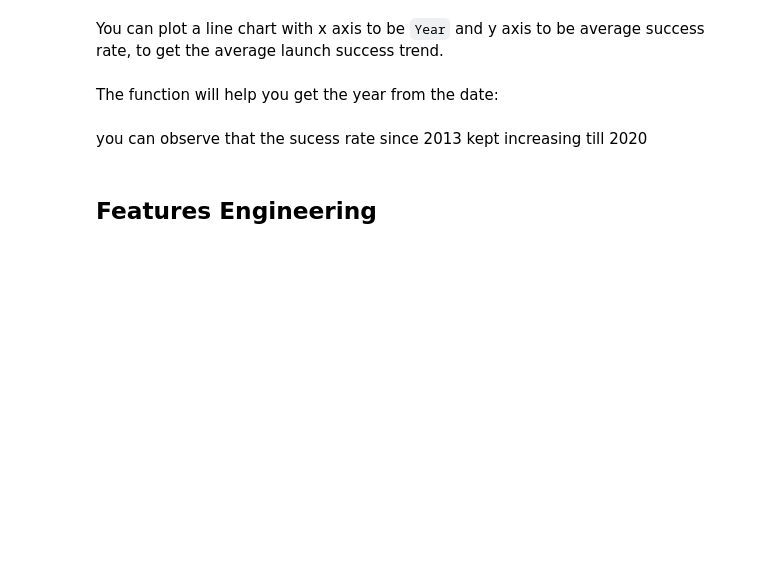
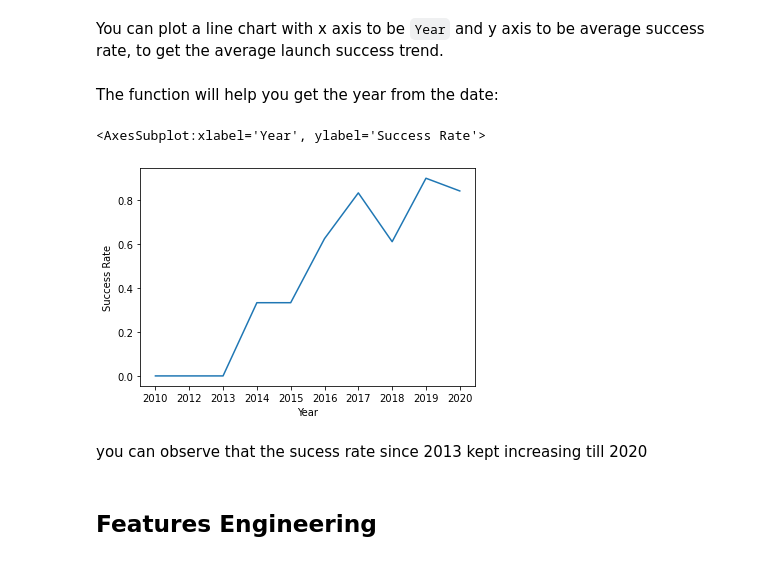
Before and after one commit to lsnunez/IBMSpaceEx, a Jupyter notebook: jupyter-labs-eda-dataviz.ipynb, the cells around one changed output. Cells and saved outputs as stored; diff of their text form; code cells hidden in the pictures; blank space fills up the shorter version.

```diff
--- a/jupyter-labs-eda-dataviz.ipynb
+++ b/jupyter-labs-eda-dataviz.ipynb
@@ -156,7 +156,17 @@ def Extract_year(date):
     return year
 # %%
 # Plot a line chart with x axis to be the extracted year and y axis to be the success rate
-df["Year"] =  df["Date"].apply(lambda x:Extract_year(x))
+df["Year"] =  df["Date"].apply(lambda x:(x[0:4]))
+df_success = df[["Year","Class"]].groupby(["Year"]).sum().reset_index()
+df_total = df[["Year","Class"]].groupby(["Year"]).count().reset_index()
+
+df_final =pd.merge(df_success,df_total,how="inner",on="Year")
+df_final["Success Rate"] = df_final["Class_x"]/df_final["Class_y"]
+
+sns.lineplot(data=df_final, x="Year", y="Success Rate")
+# %% [output]
+<AxesSubplot:xlabel='Year', ylabel='Success Rate'>
+[figure, added]
 # %% [markdown]
 you can observe that the sucess rate since 2013 kept increasing till 2020
 # %% [markdown]
```
Also changed, not shown: parts of 2 cells of this notebook.
